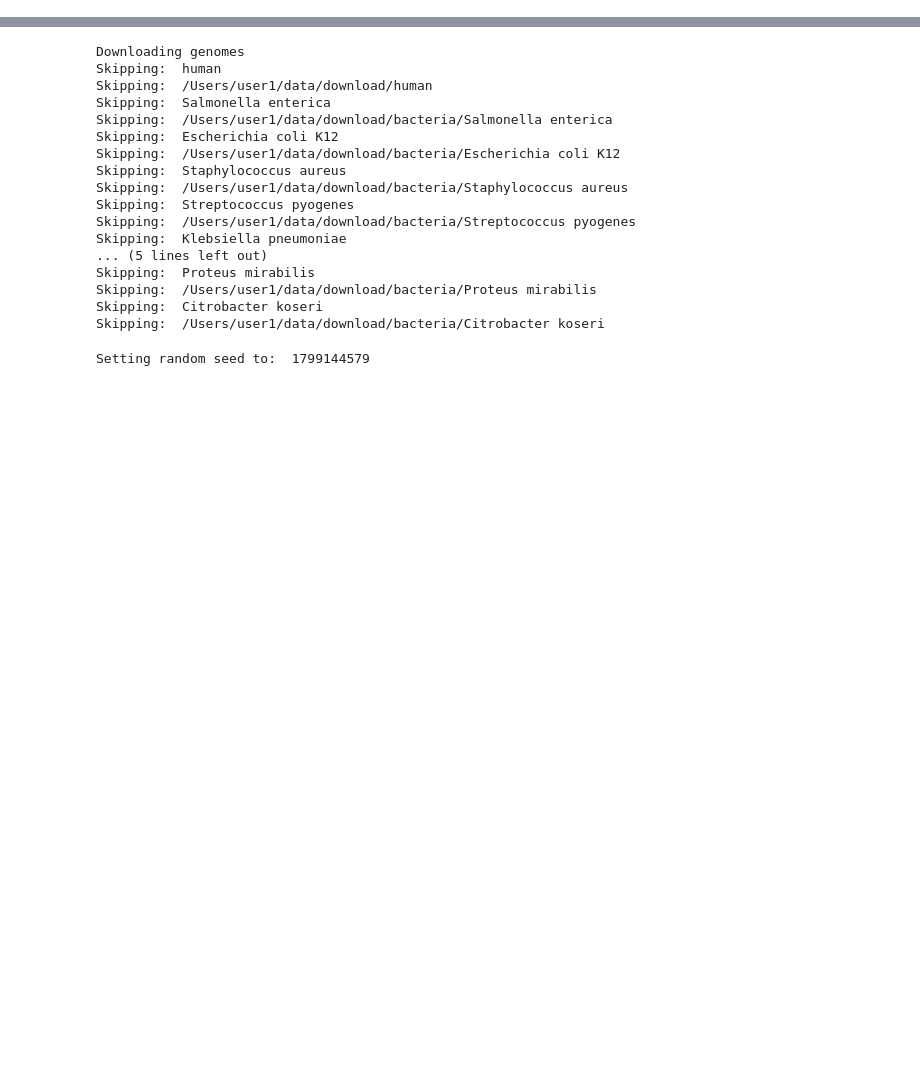
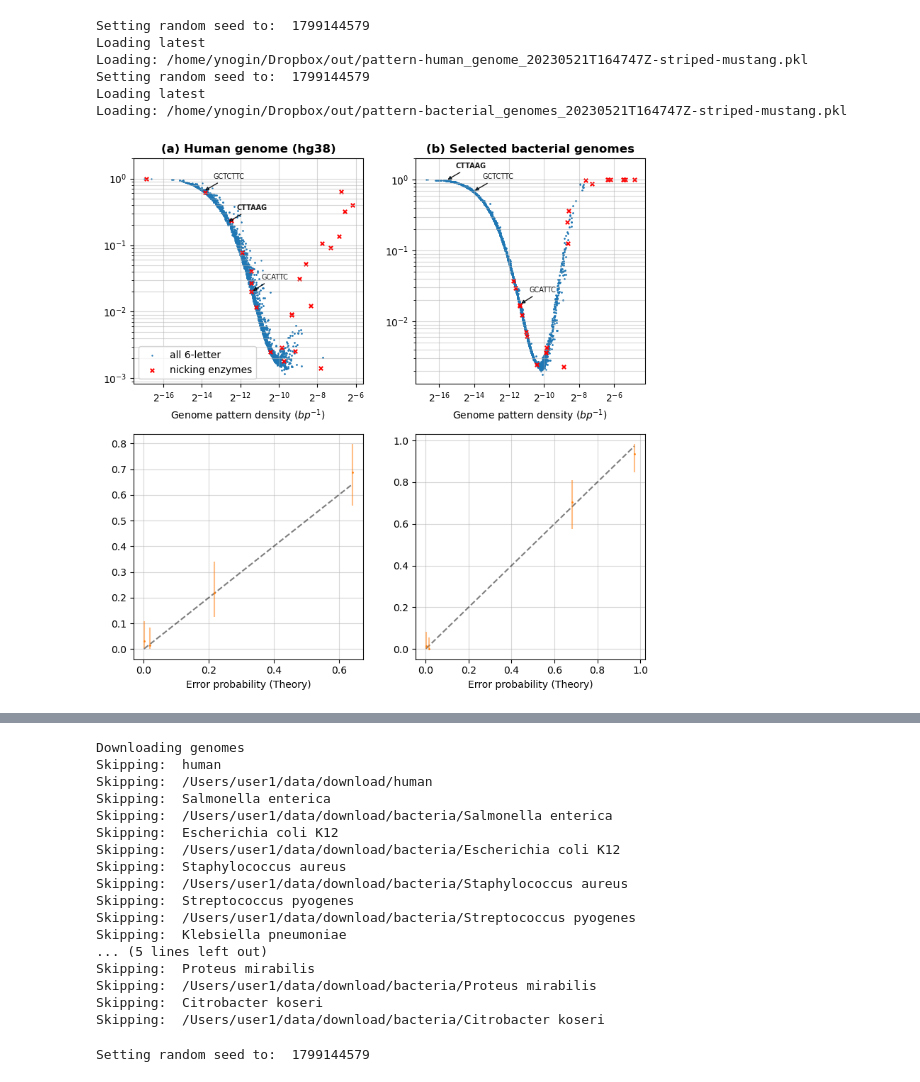
Before and after one commit to yevgenin/PatternCode, a Jupyter notebook: paper_figures.ipynb, the cells around one changed output, grey strips where cells are left out. Drawn from its saved outputs; the diff is of its cells as text; code cells hidden in the pictures; blank space fills up the shorter version.

```diff
--- a/paper_figures.ipynb
+++ b/paper_figures.ipynb
@@ -6,2 +7,12 @@ os.environ["PC_QUICK_RUN"] = "0"
 from patterncode.figures import *
 from patterncode.genome_data import *
+# %%
+p_err_vs_pattern_figure(load=1)
+# %% [output]
+Setting random seed to:  1799144579
+Loading latest
+Loading: /home/ynogin/Dropbox/out/pattern-human_genome_20230521T164747Z-striped-mustang.pkl
+Setting random seed to:  1799144579
+Loading latest
+Loading: /home/ynogin/Dropbox/out/pattern-bacterial_genomes_20230521T164747Z-striped-mustang.pkl
+[figure, added]
```
Also changed, not shown: parts of 7 cells of this notebook, 8 other files.
